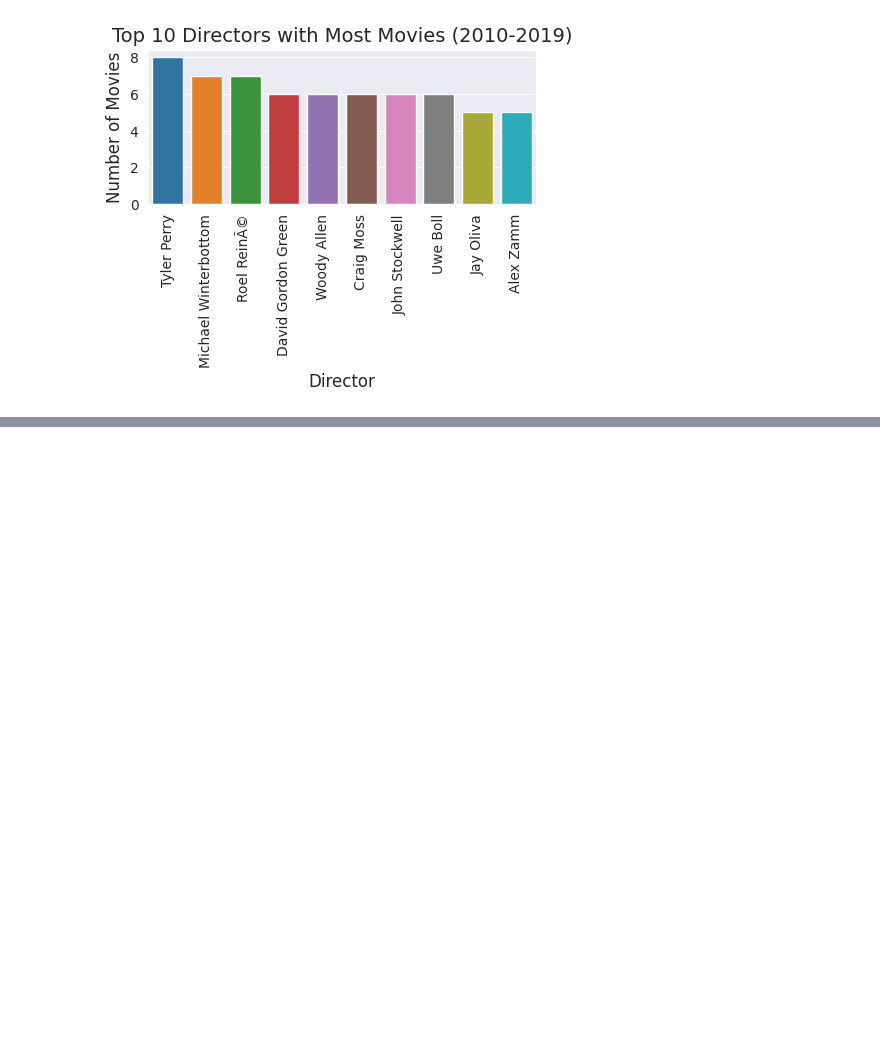
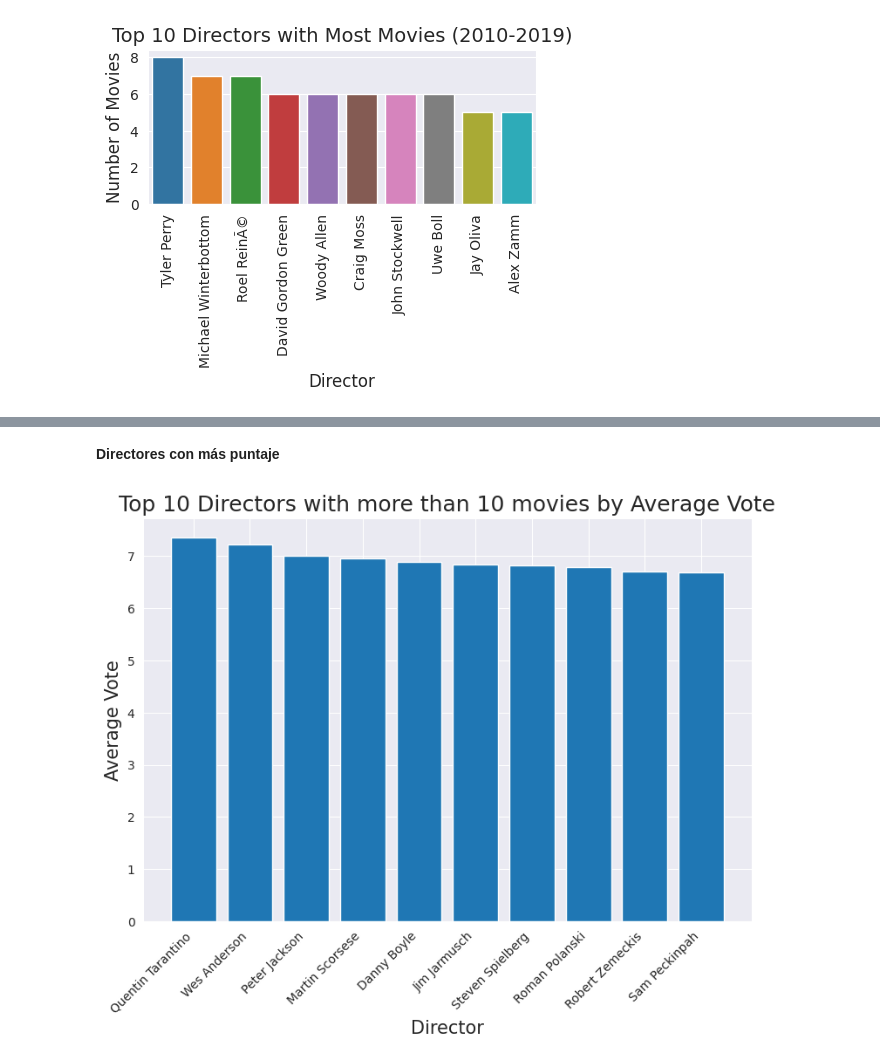
Before and after one commit to RODRIGORUBIO1991/PythonCode, a Jupyter notebook: Netflix/Movies.ipynb, the cells around one changed output, grey strips where cells are left out. Saved outputs shown, nothing was run; the diff lists cells and outputs as text; code cells hidden in the pictures; blank space fills up the shorter version.

```diff
--- a/Netflix/Movies.ipynb
+++ b/Netflix/Movies.ipynb
@@ -307,0 +334,41 @@ for decade in decades:
+# %% [markdown]
+**Directores con más puntaje**
+# %%
+# Contar el número de películas por director
+movie_count_by_director = movie_data['director'].value_counts()
+
+# Filtrar los directores que tienen más de 10 películas
+directors_with_more_than_10_movies = movie_count_by_director[movie_count_by_director > 10].index
+
+# Filtrar el DataFrame original solo para los directores seleccionados
+filtered_movie_data = movie_data[movie_data['director'].isin(directors_with_more_than_10_movies)]
+
+# Calcular el promedio de votos por director en el DataFrame filtrado
+average_vote_by_director = filtered_movie_data.groupby('director')['vote_average'].mean()
+
+# Ordenar los directores en orden descendente según el promedio de votos y seleccionar los 10 mejores
+top_10_directors = average_vote_by_director.sort_values(ascending=False).head(10)
+
+# Configurar estilos y tamaños de fuente
+plt.rc('xtick', labelsize=10)
+plt.rc('ytick', labelsize=10)
+
+# Crear figura y establecer tamaño
+plt.figure(figsize=(9, 6), dpi=100)
+
+# Etiquetas del eje x e y
+plt.xlabel('Director', fontsize=15)
+plt.ylabel('Average Vote', fontsize=15)
+# Título del gráfico
+plt.title('Top 10 Directors with more than 10 movies by Average Vote', fontsize=18)
+
+# Graficar los 10 mejores directores
+plt.bar(top_10_directors.index, top_10_directors.values)
+
+# Rotar las etiquetas del eje x para una mejor legibilidad
+plt.xticks(rotation=45, ha='right')
+
+# Mostrar el gráfico
+plt.show()
+# %% [output]
+[figure, added]
```
Also changed, not shown: parts of 2 cells of this notebook.
